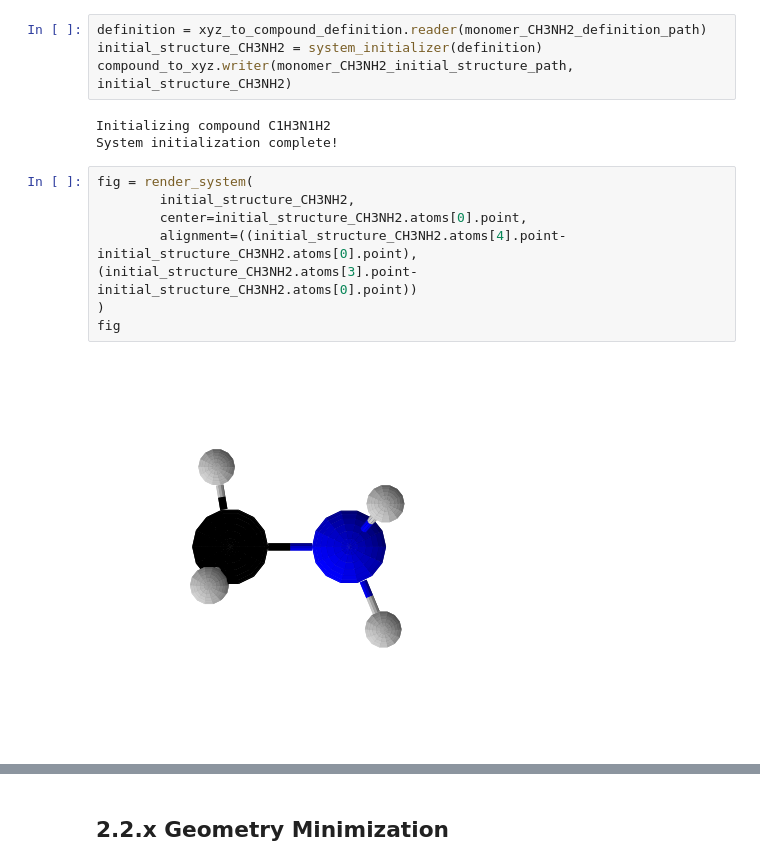
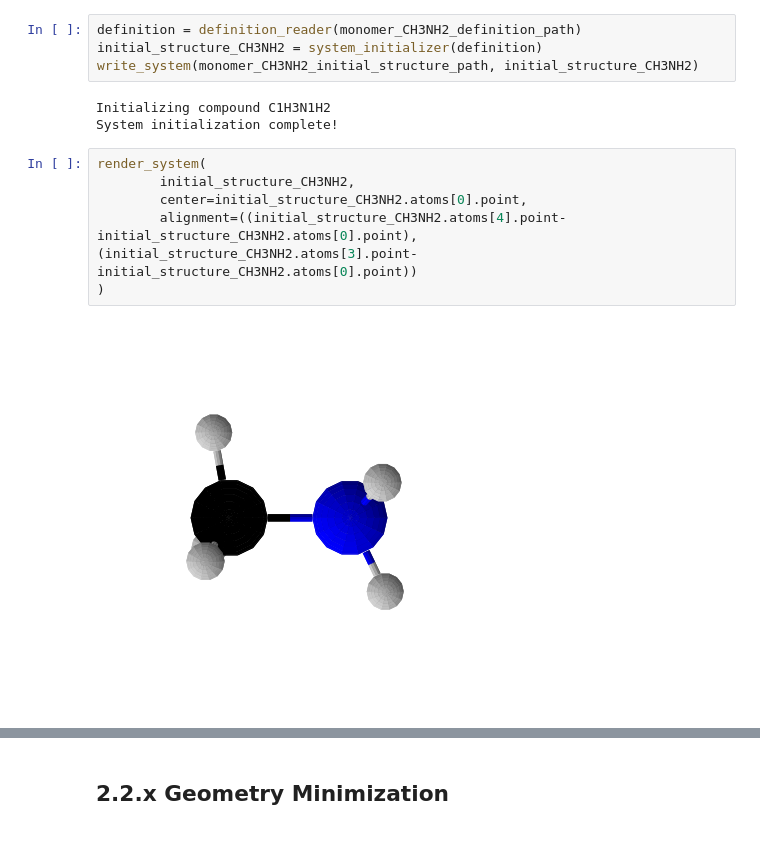
Before and after one commit to PolyachenkoYA/QDMS_2025, a Jupyter notebook: tutorials/2_Many-Body_Model_Build-Along/Tutorial_2_inputs.ipynb, the cells around one changed output, grey strips where cells are left out. Saved outputs shown, nothing was run; the diff lists cells and outputs as text.

```diff
--- a/tutorials/2_Many-Body_Model_Build-Along/Tutorial_2_inputs.ipynb
+++ b/tutorials/2_Many-Body_Model_Build-Along/Tutorial_2_inputs.ipynb
@@ -231,19 +237,18 @@ Next, we need a reasonable initial guess for the structure of our monomer. The g
 # %%
 system_initializer = VSEPRInitializer(seed=12345)
 # %%
-definition = xyz_to_compound_definition.reader(monomer_CH3NH2_definition_path)
+definition = definition_reader(monomer_CH3NH2_definition_path)
 initial_structure_CH3NH2 = system_initializer(definition)
-compound_to_xyz.writer(monomer_CH3NH2_initial_structure_path, initial_structure_CH3NH2)
+write_system(monomer_CH3NH2_initial_structure_path, initial_structure_CH3NH2)
 # %% [output]
 Initializing compound C1H3N1H2
 System initialization complete!
 # %%
-fig = render_system(
+render_system(
         initial_structure_CH3NH2,
         center=initial_structure_CH3NH2.atoms[0].point,
         alignment=((initial_structure_CH3NH2.atoms[4].point-initial_structure_CH3NH2.atoms[0].point), (initial_structure_CH3NH2.atoms[3].point-initial_structure_CH3NH2.atoms[0].point))
 )
-fig
 # %% [output]
-[figure, old version]
+[figure, new version]
 # %%
```
Also changed, not shown: parts of 56 cells of this notebook.
